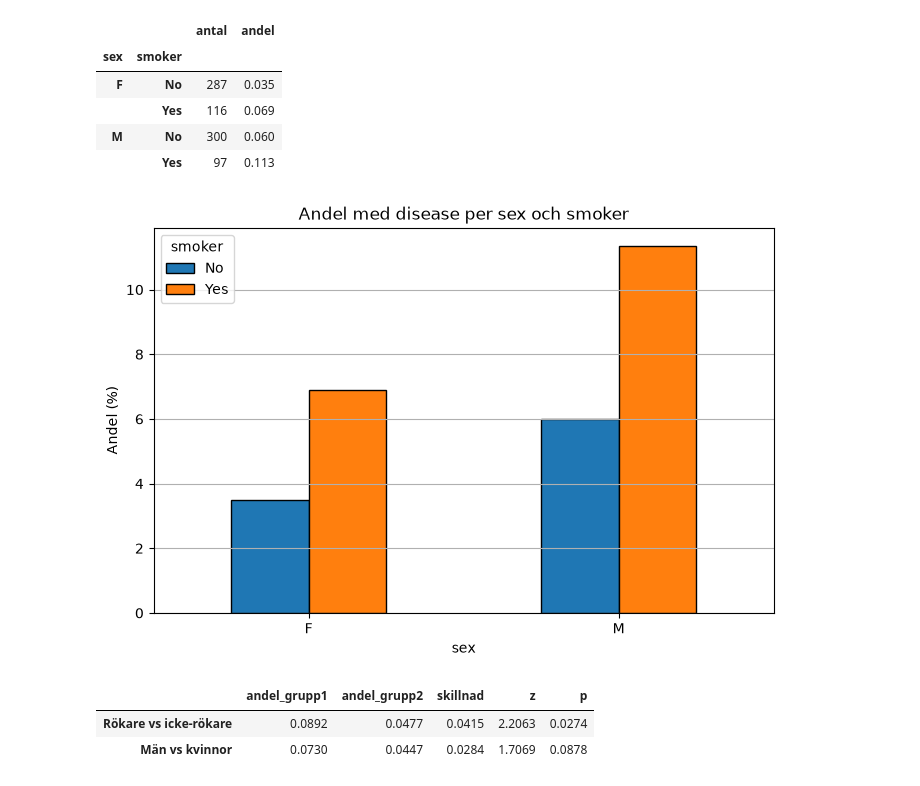
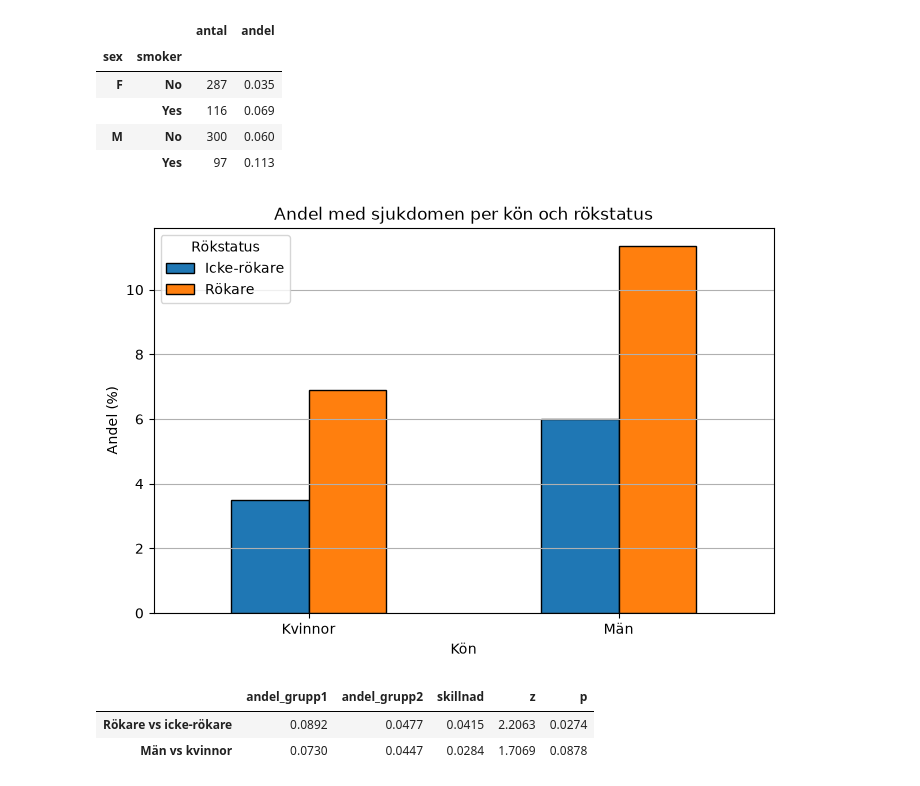
Before and after one commit to roshima-fernando/halsostudie---examuppgift, a Jupyter notebook: health_study.ipynb, the cells around one changed output. Drawn from its saved outputs; the diff is of its cells as text; code cells hidden in the pictures.

```diff
--- a/health_study.ipynb
+++ b/health_study.ipynb
@@ -519,10 +519,14 @@ analyzer.rate_by_group(["sex","smoker"])
 | M | No | 300 | 0.060 |
 |  | Yes | 97 | 0.113 |
 # %%
-analyzer.plot_rate_by_group("sex", "smoker")
+ax = analyzer.plot_rate_by_group("sex", "smoker")
+ax.set_title("Andel med sjukdomen per kön och rökstatus")
+ax.set_xlabel("Kön")
+ax.set_xticklabels(["Kvinnor", "Män"])
+ax.legend(["Icke-rökare", "Rökare"], title="Rökstatus")
 plt.show()
 # %% [output]
-[figure, old version]
+[figure, new version]
 # %%
 result_smoke_disease = analyzer.compare_rates("smoker", "Yes", "No")
 result_sex_disease = analyzer.compare_rates("sex", "M", "F")
```
Also changed, not shown: parts of 3 cells of this notebook, 1 other file.
